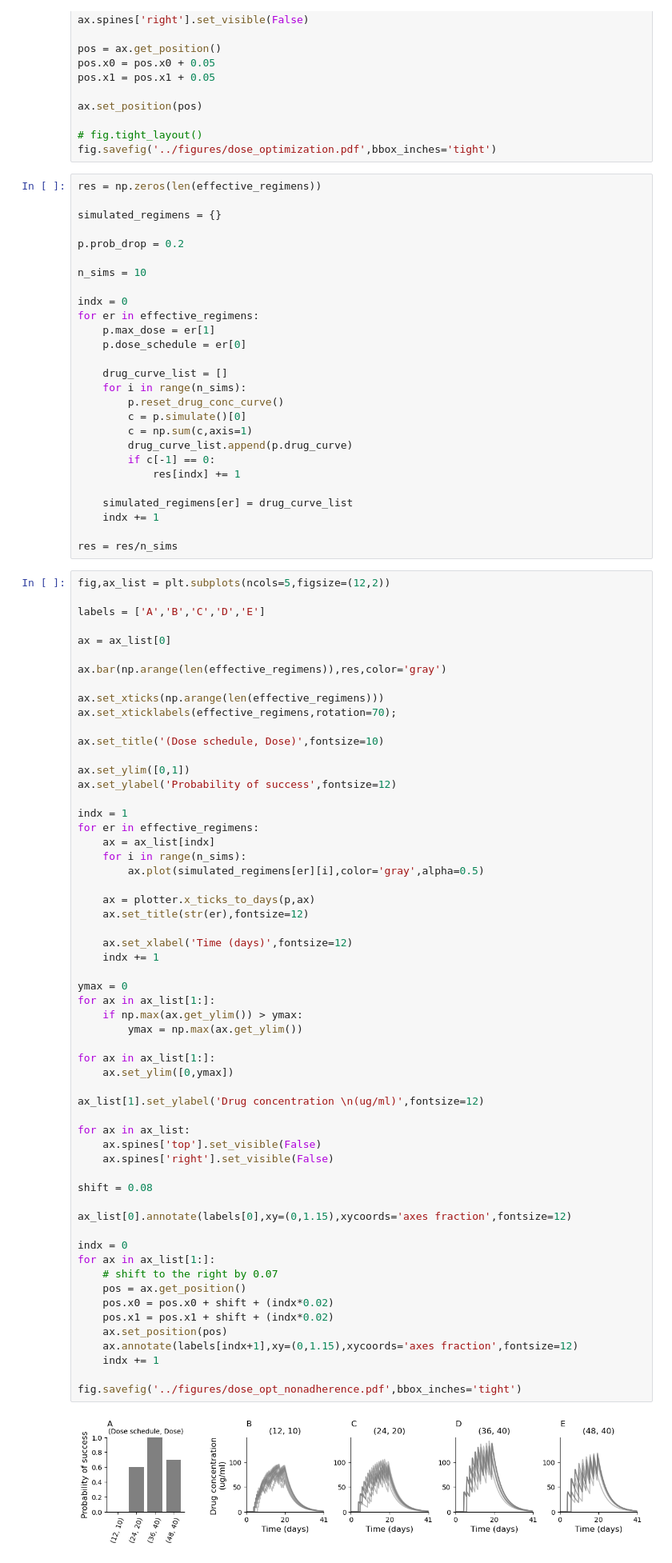
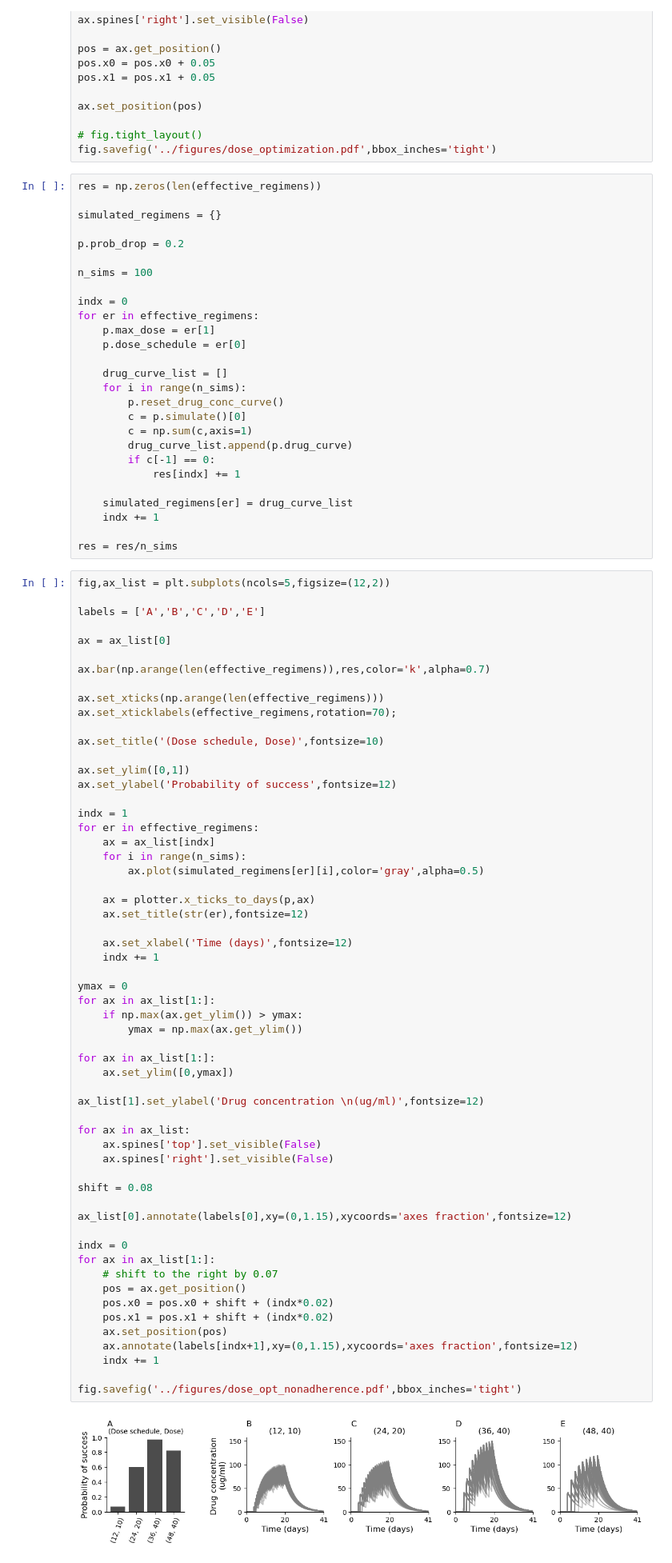
Before and after one commit to eshanking/seascapes_figures, a Jupyter notebook: experiments/dose_opt.ipynb, the cells around one changed output. Shown: that part at 80% size. Saved outputs shown, nothing was run; the diff lists cells and outputs as text.

```diff
--- a/experiments/dose_opt.ipynb
+++ b/experiments/dose_opt.ipynb
@@ -151,7 +151,7 @@ simulated_regimens = {}
 
 p.prob_drop = 0.2
 
-n_sims = 10
+n_sims = 100
 
 indx = 0
 for er in effective_regimens:
@@ -178,7 +178,7 @@ labels = ['A','B','C','D','E']
 
 ax = ax_list[0]
 
-ax.bar(np.arange(len(effective_regimens)),res,color='gray')
+ax.bar(np.arange(len(effective_regimens)),res,color='k',alpha=0.7)
 
 ax.set_xticks(np.arange(len(effective_regimens)))
 ax.set_xticklabels(effective_regimens,rotation=70);
@@ -203,31 +203,31 @@ for er in effective_regimens:
 ymax = 0
 for ax in ax_list[1:]:
     if np.max(ax.get_ylim()) > ymax:
         ymax = np.max(ax.get_ylim())
 
 for ax in ax_list[1:]:
     ax.set_ylim([0,ymax])
 
 ax_list[1].set_ylabel('Drug concentration \n(ug/ml)',fontsize=12)
 
 for ax in ax_list:
     ax.spines['top'].set_visible(False)
     ax.spines['right'].set_visible(False)
 
 shift = 0.08
 
 ax_list[0].annotate(labels[0],xy=(0,1.15),xycoords='axes fraction',fontsize=12)
 
 indx = 0
 for ax in ax_list[1:]:
     # shift to the right by 0.07
     pos = ax.get_position()
     pos.x0 = pos.x0 + shift + (indx*0.02)
     pos.x1 = pos.x1 + shift + (indx*0.02)
     ax.set_position(pos)
     ax.annotate(labels[indx+1],xy=(0,1.15),xycoords='axes fraction',fontsize=12)
     indx += 1
 
 fig.savefig('../figures/dose_opt_nonadherence.pdf',bbox_inches='tight')
 # %% [output]
-[figure, old version]
+[figure, new version]
```
Also changed, not shown: parts of 1 cell of this notebook, 35 other files.
